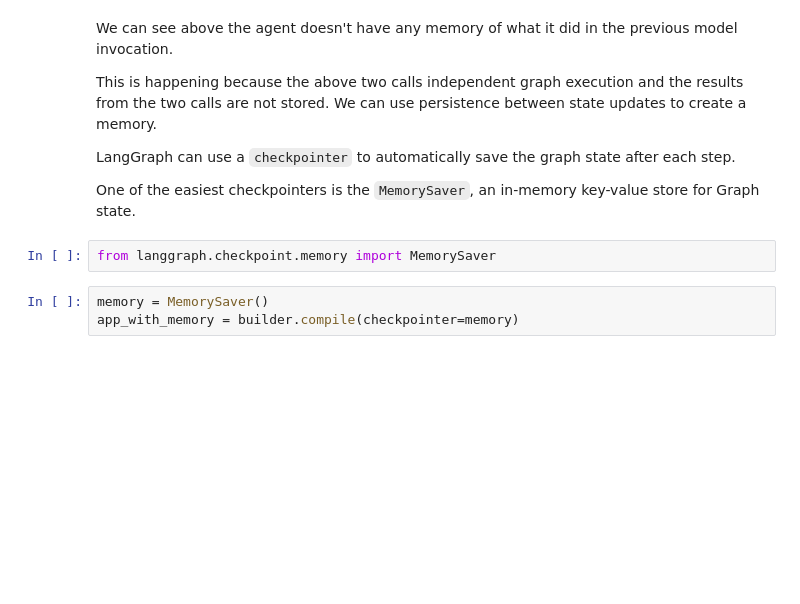
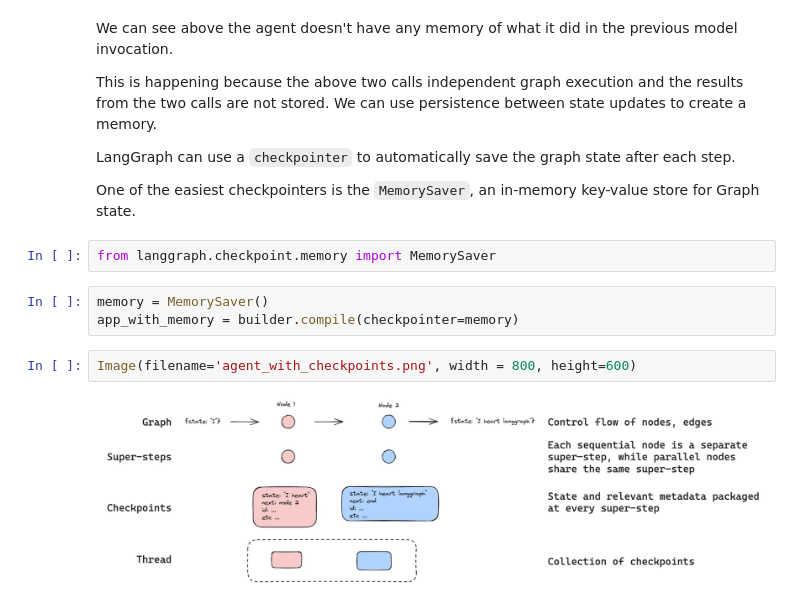
Before and after one commit to chayansraj/Agentic-RAG-with-evalution-Langchain, a Jupyter notebook: agent with memory.ipynb, the cells around one changed output. Cells and saved outputs as stored; diff of their text form; blank space fills up the shorter version.

```diff
--- a/agent with memory.ipynb
+++ b/agent with memory.ipynb
@@ -310,3 +310,7 @@ from langgraph.checkpoint.memory import MemorySaver
 # %%
 memory = MemorySaver()
 app_with_memory = builder.compile(checkpointer=memory)
+# %%
+Image(filename='agent_with_checkpoints.png', width = 800, height=600)
+# %% [output]
+[figure, added]
```
Also changed, not shown: parts of 2 cells of this notebook, 2 other files.
